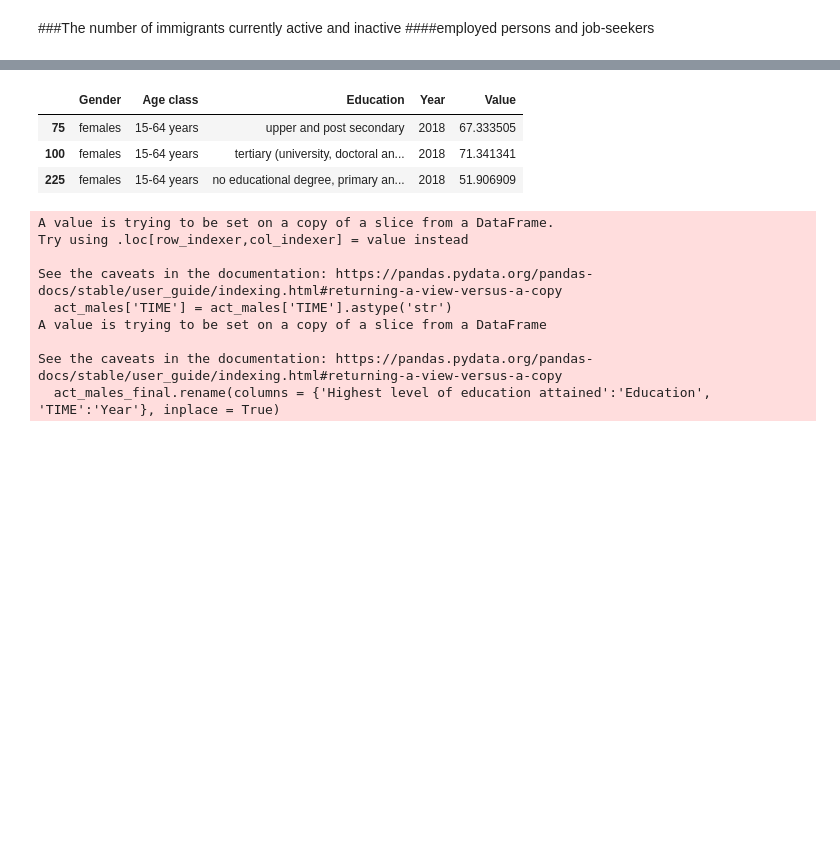
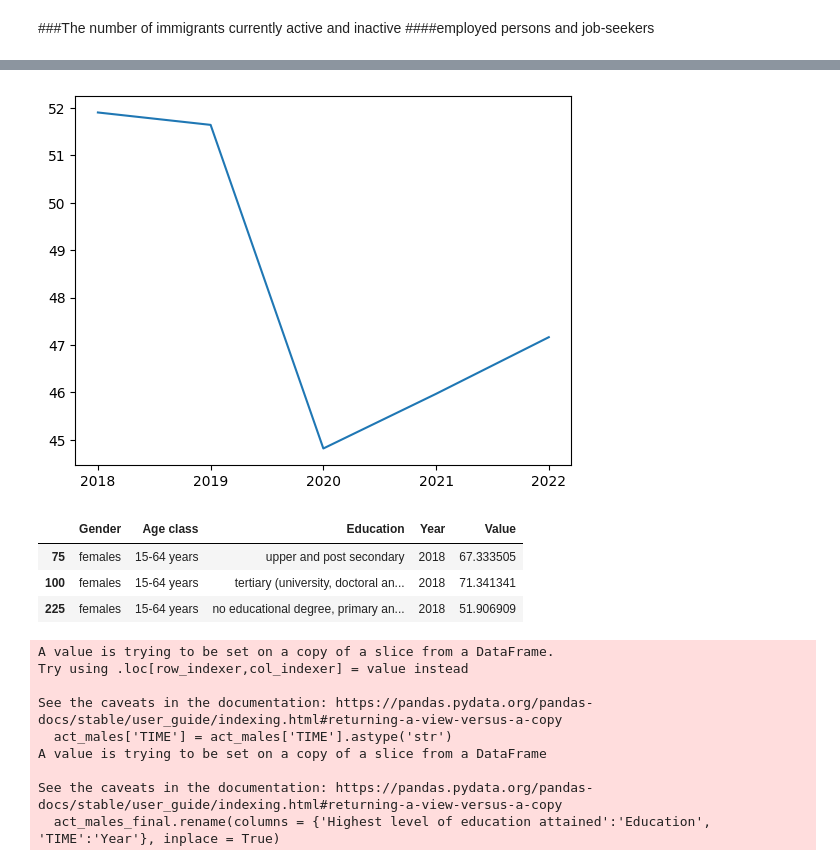
Before and after one commit to openaccesstoimmigrants/EmpowerItaly, a Jupyter notebook: Data_Management.ipynb, the cells around one changed output, grey strips where cells are left out. Drawn from its saved outputs; the diff is of its cells as text; code cells hidden in the pictures; blank space fills up the shorter version.

```diff
--- a/Data_Management.ipynb
+++ b/Data_Management.ipynb
@@ -65,8 +66,7 @@ act_females = act_females.loc[mask]
 act_females_final = act_females[act_females["Highest level of education attained"] != 'total']
 
 act_females_final.rename(columns = {'Highest level of education attained':'Education', 'TIME':'Year'}, inplace = True)
-
-act_females_final
+act_females_final['Year'] = act_females_final['Year'].astype(int)
 # %% [output]
 A value is trying to be set on a copy of a slice from a DataFrame.
 Try using .loc[row_indexer,col_indexer] = value instead
@@ -97,0 +85,4 @@ act_females_18 = act_females_final[act_females_final["Year"]=='2018']
+# %%
+act_females_ed_1 = act_females_final[act_females_final["Education"]=='no educational degree, primary and lower secondary school certificate']
+act_females_ed_2 = act_females_final[act_females_final["Education"]=='upper and post secondary']
+act_females_ed_3 = act_females_final[act_females_final["Education"]== 'tertiary (university, doctoral and specialization courses)']
@@ -98,3 +96,8 @@ act_females_18 = act_females_final[act_females_final["Year"]=='2018']
+# %%
+plt.plot(act_females_ed_1["Year"], act_females_ed_1["Value"])
+plt.show()
+# %% [output]
+[figure, added]
 # %%
 ED2 = act_females_final[act_females_final["Education"] == "upper and post secondary"]
 from pathlib import Path
```
Also changed, not shown: parts of 8 cells of this notebook.
